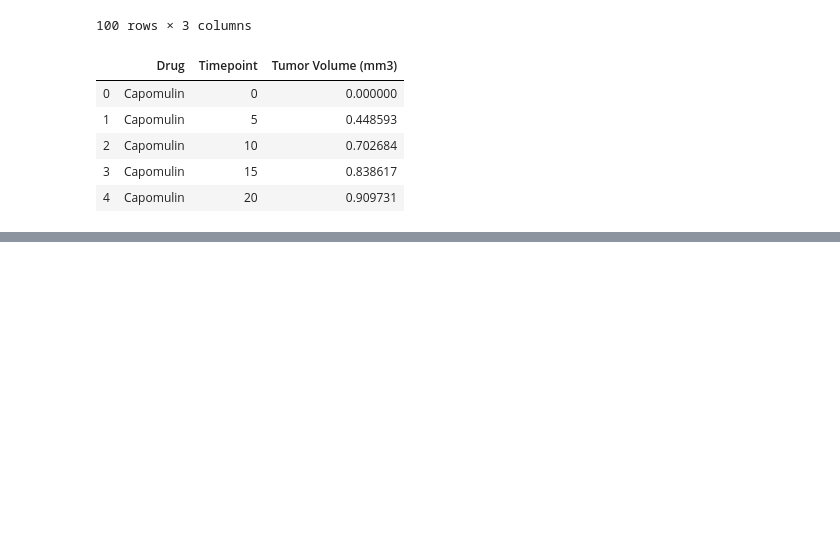
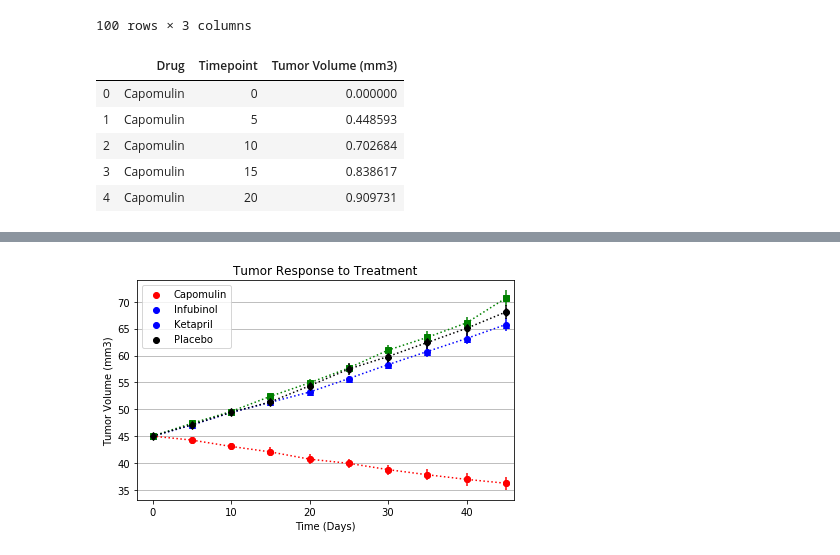
Before and after one commit to nadireag/matplotlib-challenge, a Jupyter notebook: Pymaceuticals/pymaceuticals.ipynb, the cells around one changed output, grey strips where cells are left out. Saved outputs shown, nothing was run; the diff lists cells and outputs as text; code cells hidden in the pictures; blank space fills up the shorter version.

Commit message:
added plot

```diff
--- a/Pymaceuticals/pymaceuticals.ipynb
+++ b/Pymaceuticals/pymaceuticals.ipynb
@@ -88,3 +85,7 @@ standard_error_volume.head()
 | 2 | Capomulin | 10 | 0.702684 |
 | 3 | Capomulin | 15 | 0.838617 |
 | 4 | Capomulin | 20 | 0.909731 |
+# %%
+# Create the new dataframe with new formatting
+drug_data= pd.pivot_table(mean_tumor_volume, index= "Timepoint", columns = "Drug", values = "Tumor Volume (mm3)")
+drug_data
@@ -90,0 +125,8 @@ standard_error_volume.head()
+# %%
+# Select the error values to use for the plot
+errors1 = standard_error_volume.loc[(standard_error_volume["Drug"] == "Capomulin"), "Tumor Volume (mm3)"]
+errors2 = standard_error_volume.loc[(standard_error_volume["Drug"] == "Infubinol"), "Tumor Volume (mm3)"]
+errors3 = standard_error_volume.loc[(standard_error_volume["Drug"] == "Ketapril"), "Tumor Volume (mm3)"]
+errors4 = standard_error_volume.loc[(standard_error_volume["Drug"] == "Placebo"), "Tumor Volume (mm3)"]
+
+errors1
@@ -90,0 +145,7 @@ standard_error_volume.head()
+# %%
+# Select the column that needed for the plot
+drug_df = drug_data[["Capomulin", "Infubinol", "Ketapril", "Placebo"]]
+
+# Reset the index to reach the columns
+drug_info = drug_df.reset_index()
+drug_info
@@ -90,0 +164,43 @@ standard_error_volume.head()
+# %%
+# Generate the Plot (with Error Bars)
+
+#ax = drug_info.plot(kind = "scatter", x="Timepoint", y="Capomulin", color = "red", label="Capomulin")
+
+# Create scatter plot for Capomulin values
+capomulin = plt.scatter(drug_info["Timepoint"], drug_info["Capomulin"], color = "red", label = "Capomulin")
+plt.errorbar(drug_info["Timepoint"],drug_info["Capomulin"], yerr=errors1, color = "red", fmt = "o", linestyle = ":")
+
+# Create a scatter plot for Infubinol values
+infubinol = plt.scatter(drug_info["Timepoint"], drug_info["Infubinol"], color = "blue", label = "Infubinol")
+plt.errorbar(drug_info["Timepoint"],drug_info["Infubinol"], yerr=errors2, color = "blue", fmt = "^", linestyle = ":")
+
+# Create a scatter plot for Ketapril values
+ketapril = plt.scatter(drug_info["Timepoint"], drug_info["Ketapril"], color = "blue", label = "Ketapril")
+plt.errorbar(drug_info["Timepoint"],drug_info["Ketapril"], yerr=errors3, color = "green", fmt = "s", linestyle = ":")
+
+# Create a scatter plot for Placebo values
+placebo = plt.scatter(drug_info["Timepoint"], drug_info["Placebo"], color = "black", label = "Placebo")
+plt.errorbar(drug_info["Timepoint"],drug_info["Placebo"], yerr=errors4, color = "black", fmt = "d", linestyle = ":")
+
+
+
+# Add labels and limits to the plot
+plt.grid(axis="y")
+plt.xlim(-2, max(drug_info["Timepoint"]) + 1)
+plt.xlabel("Time (Days)")
+plt.ylabel("Tumor Volume (mm3)")
+plt.title("Tumor Response to Treatment")
+plt.legend(loc="best")
+
+
+# Create the plot
+#ax = drug_df.plot(kind = "line")
+
+
+
+# Save the Figure
+plt.tight_layout()
+plt.savefig("Images/volume_change.png")
+plt.show()
+# %% [output]
+[figure, added]
```
Also changed, not shown: parts of 18 cells of this notebook, 1 other file.
